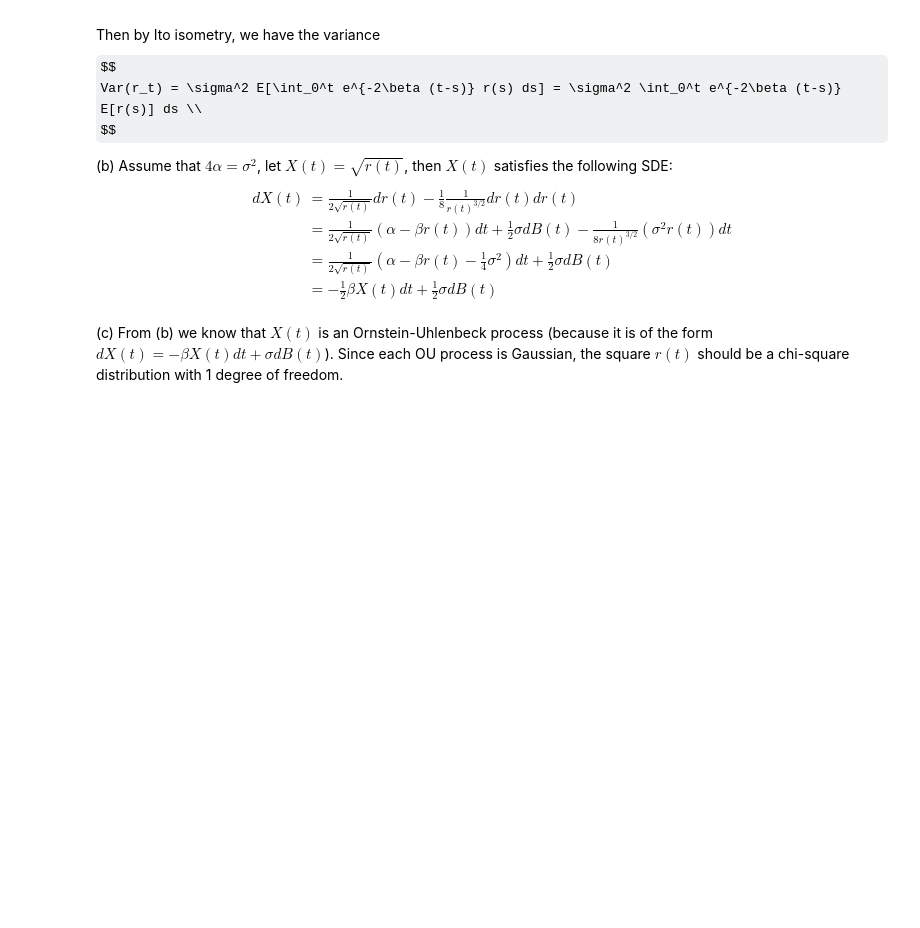
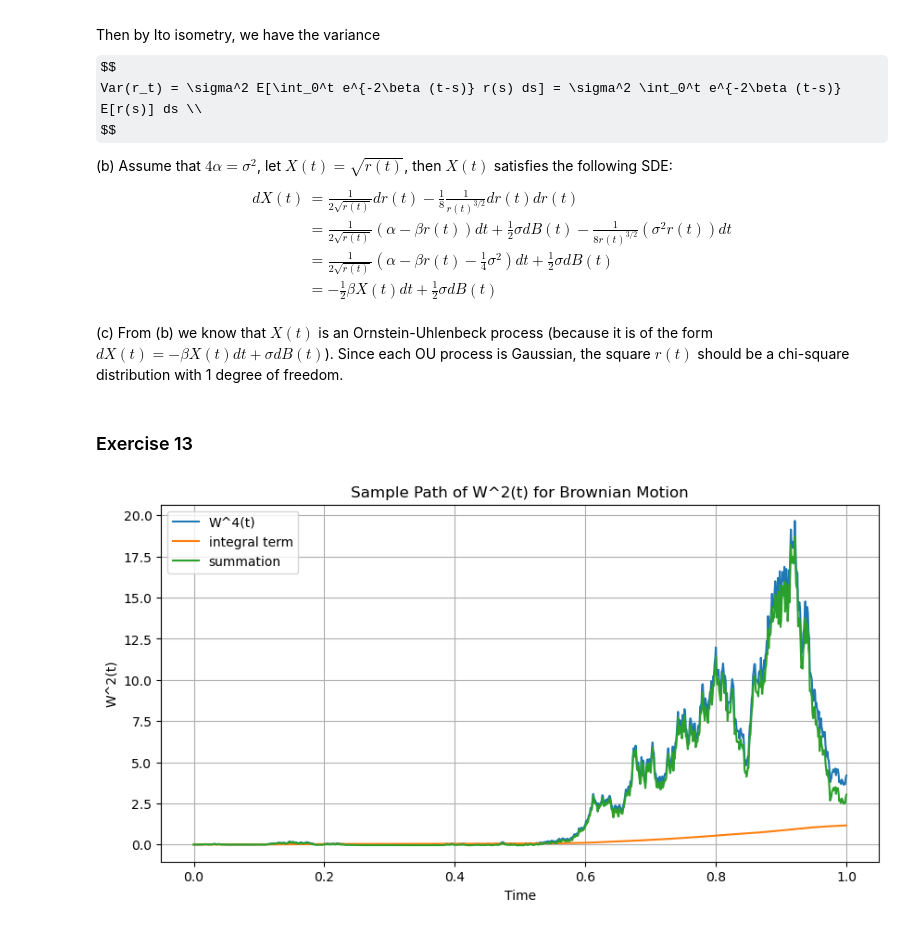
Before and after one commit to bradleyboyuyang/MTH9821-9831, a Jupyter notebook: MTH9831/hw4.ipynb, the cells around one changed output. Drawn from its saved outputs; the diff is of its cells as text; code cells hidden in the pictures; some formulas as TeX source; blank space fills up the shorter version.

```diff
--- a/MTH9831/hw4.ipynb
+++ b/MTH9831/hw4.ipynb
@@ -98,3 +176,44 @@ dX(t) &= \frac{1}{2\sqrt{r(t)}}dr(t) - \frac{1}{8} \frac{1}{r(t)^{3/2}} dr(t) dr
 \end{align*}
 
 (c) From (b) we know that $X(t)$ is an Ornstein-Uhlenbeck process (because it is of the form $dX(t)=-\beta X(t)dt+\sigma dB(t)$). Since each OU process is Gaussian, the square $r(t)$ should be a chi-square distribution with 1 degree of freedom.
+# %% [markdown]
+### Exercise 13
+# %%
+import numpy as np
+import matplotlib.pyplot as plt
+
+np.random.seed(0)
+
+# Parameters
+T = 1.0  # Total time
+N = 1000  # Number of time steps
+dt = T / N  # Time step
+t = np.linspace(0.0, T, N+1)
+
+# Initialize arrays for W(t) and W^2(t)
+W = np.zeros(N+1)
+integral = np.zeros(N+1)
+W4 = np.zeros(N+1)
+sum_tog = np.zeros(N+1)
+
+# Generate sample path of W(t) and calculate W^2(t)
+for i in range(1, N+1):
+    dW = np.random.normal(0, np.sqrt(dt))  # Brownian increment
+    W[i] = W[i-1] + dW
+    W4[i] = W[i]**4
+    integral[i] = integral[i-1] + W[i]*W[i] * dt
+    sum_tog[i] = W4[i] - integral[i]
+
+# Plot the sample path of W^2(t)
+plt.figure(figsize=(10, 5))
+plt.plot(t, W4, label='W^4(t)')
+plt.plot(t, integral, label='integral term')
+plt.plot(t, sum_tog, label='summation')
+plt.xlabel('Time')
+plt.ylabel('W^2(t)')
+plt.title('Sample Path of W^2(t) for Brownian Motion')
+plt.grid(True)
+plt.legend()
+plt.show()
+# %% [output]
+[figure, added]
```
Also changed, not shown: parts of 10 cells of this notebook.
